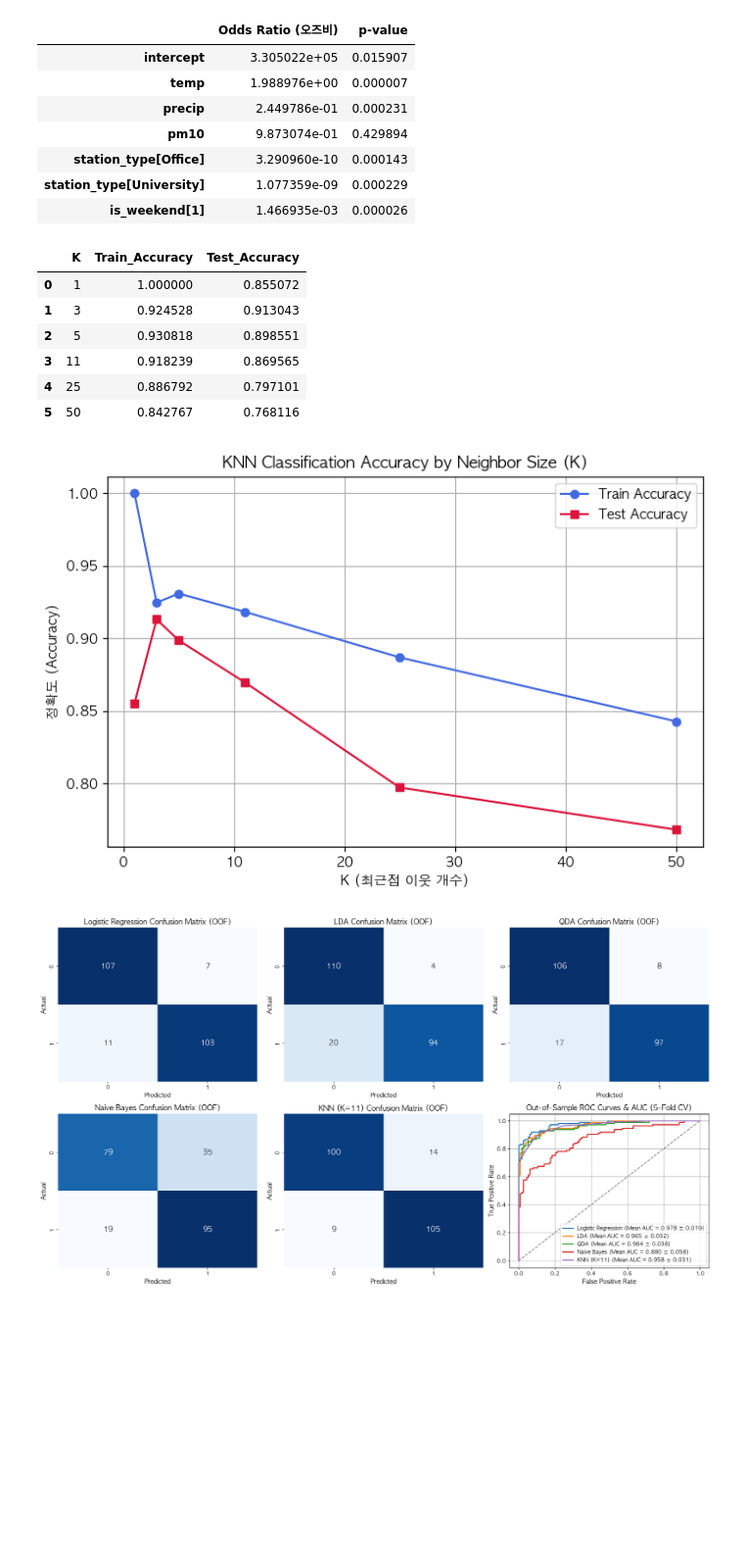
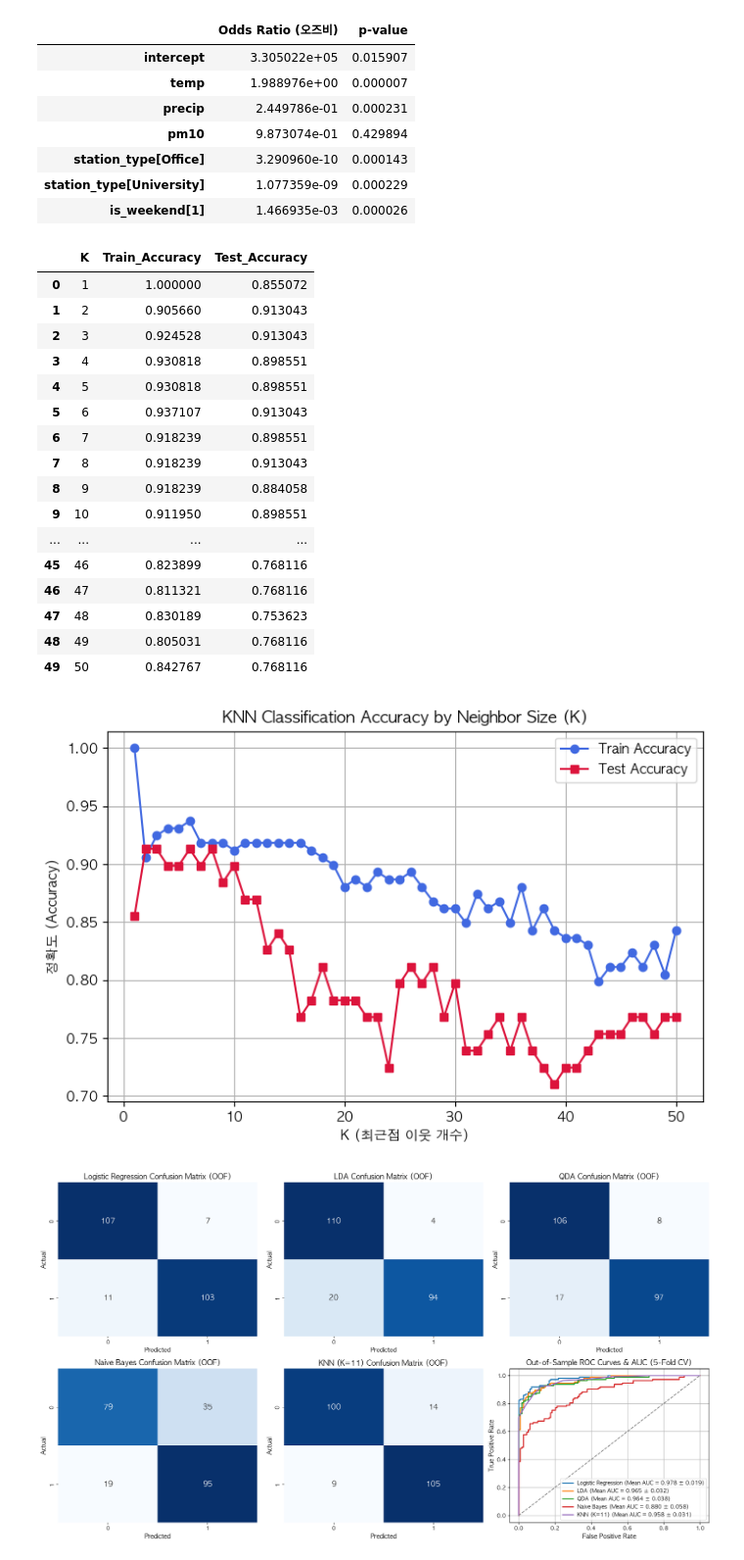
Before and after one commit to todayoneul/ddarungyee, a Jupyter notebook: 22100757_term_project.ipynb, the cells around one changed output. Shown at 98% size. Saved outputs shown, nothing was run; the diff lists cells and outputs as text; code cells hidden in the pictures; blank space fills up the shorter version.

```diff
--- a/22100757_term_project.ipynb
+++ b/22100757_term_project.ipynb
@@ -949,40 +948,50 @@ scaler_knn = StandardScaler()
 X_train_scaled = scaler_knn.fit_transform(X_train)
 X_test_scaled = scaler_knn.transform(X_test)
 
-k_values = [1, 3, 5, 11, 25, 50]
+k_values = range(1,51)
 knn_results = []
 
 for k in k_values:
     knn = KNeighborsClassifier(n_neighbors=k)
     knn.fit(X_train_scaled, y_train)
     knn_results.append({
         'K': k,
         'Train_Accuracy': knn.score(X_train_scaled, y_train),
         'Test_Accuracy': knn.score(X_test_scaled, y_test)
     })
 
 knn_df = pd.DataFrame(knn_results)
 display(knn_df)
 
 # 분석 결과를 시각화함.
 plt.figure(figsize=(8, 5))
 plt.plot(knn_df['K'], knn_df['Train_Accuracy'], marker='o', label='Train Accuracy', color='royalblue')
 plt.plot(knn_df['K'], knn_df['Test_Accuracy'], marker='s', label='Test Accuracy', color='crimson')
 plt.title('KNN Classification Accuracy by Neighbor Size (K)')
 plt.xlabel('K (최근접 이웃 개수)')
 plt.ylabel('정확도 (Accuracy)')
 plt.legend()
 plt.grid(True)
 plt.show()
 # %% [output]
 |  | K | Train_Accuracy | Test_Accuracy |
 | 0 | 1 | 1.000000 | 0.855072 |
-| 1 | 3 | 0.924528 | 0.913043 |
-| 2 | 5 | 0.930818 | 0.898551 |
-| 3 | 11 | 0.918239 | 0.869565 |
-| 4 | 25 | 0.886792 | 0.797101 |
-| 5 | 50 | 0.842767 | 0.768116 |
+| 1 | 2 | 0.905660 | 0.913043 |
+| 2 | 3 | 0.924528 | 0.913043 |
+| 3 | 4 | 0.930818 | 0.898551 |
+| 4 | 5 | 0.930818 | 0.898551 |
+| 5 | 6 | 0.937107 | 0.913043 |
+| 6 | 7 | 0.918239 | 0.898551 |
+| 7 | 8 | 0.918239 | 0.913043 |
+| 8 | 9 | 0.918239 | 0.884058 |
+| 9 | 10 | 0.911950 | 0.898551 |
+| ... | ... | ... | ... |
+| 45 | 46 | 0.823899 | 0.768116 |
+| 46 | 47 | 0.811321 | 0.768116 |
+| 47 | 48 | 0.830189 | 0.753623 |
+| 48 | 49 | 0.805031 | 0.768116 |
+| 49 | 50 | 0.842767 | 0.768116 |
-[figure, old version]
+[figure, new version]
 # %%
 # Stratified 5-Fold 교차 검증을 통해 분류 모델들의 Out-of-Sample ROC/AUC 및 Confusion Matrix를 평가함
 # 10-5. Out-of-Sample ROC Curves 및 Confusion Matrix 종합 시각화
```
Also changed, not shown: parts of 5 cells of this notebook, 1 other file.
